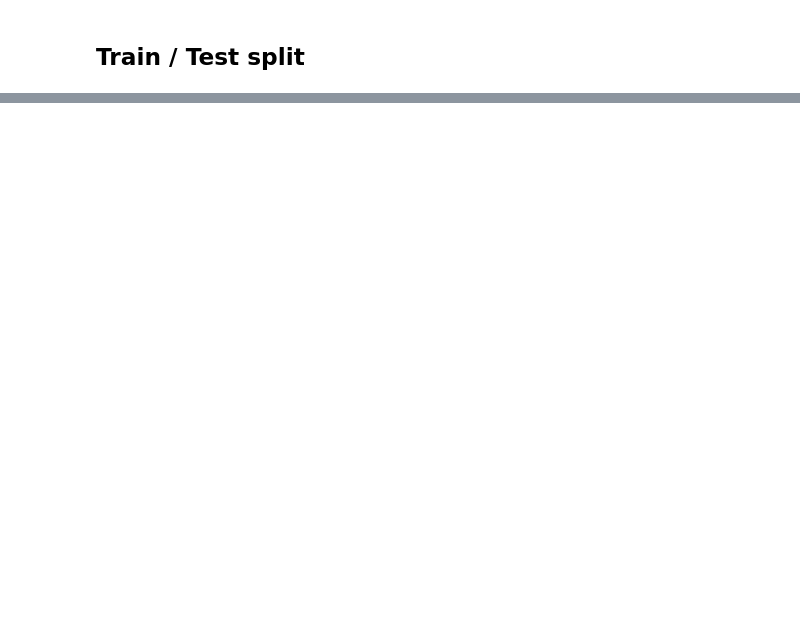
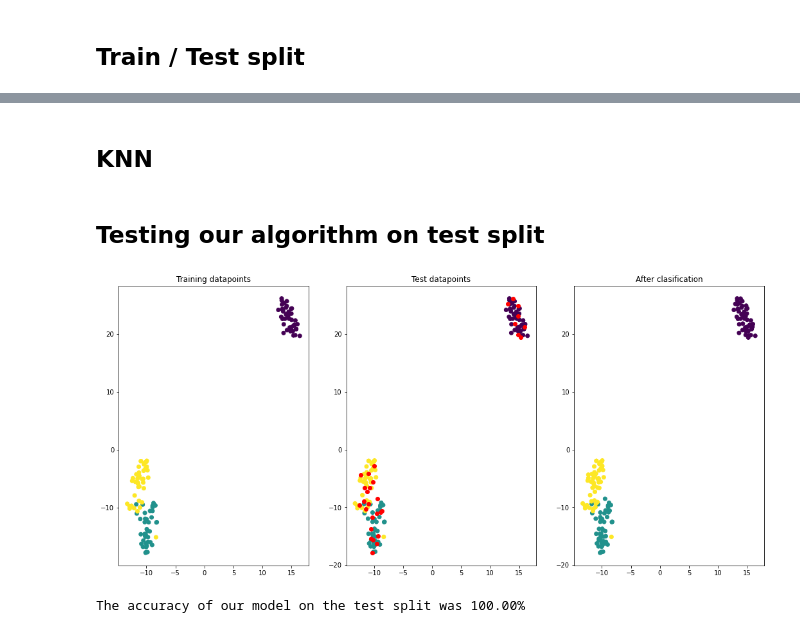
Before and after one commit to DanielCordovaV/TC-1002-2, a Jupyter notebook: scripts/Reto.ipynb, the cells around one changed output, grey strips where cells are left out. Cells and saved outputs as stored; diff of their text form; code cells hidden in the pictures; blank space fills up the shorter version.

```diff
--- a/scripts/Reto.ipynb
+++ b/scripts/Reto.ipynb
@@ -105,3 +121,5 @@ x_train = dataset[:n_samples-split]
 x_test = dataset[n_samples-split:]
 y_train = dataset_labels[:n_samples-split]
 y_test = dataset_labels[n_samples-split:]
+# %% [markdown]
+## KNN
@@ -107,0 +166,25 @@ y_test = dataset_labels[n_samples-split:]
+# %% [markdown]
+## Testing our algorithm on test split
+# %%
+preds = knn(x_test, x_train, y, 7)
+# %%
+fig, ax = plt.subplots(1, 3, figsize=(18, 8))
+
+ax[0].scatter(x_train[:, 0], x_train[:,1], c=y_train.Tipo_Flor)
+ax[0].set_title("Training datapoints")
+ax[1].scatter(x_train[:, 0], x_train[:,1], c=y_train.Tipo_Flor)
+ax[1].scatter(x_test[:, 0], x_test[:,1], c='r')
+ax[1].set_title("Test datapoints")
+ax[2].scatter(x_train[:, 0], x_train[:,1], c=y_train.Tipo_Flor)
+ax[2].scatter(x_test[:, 0], x_test[:,1], c=preds.Tipo_Flor)
+ax[2].set_title("After clasification")
+
+plt.show()
+# %% [output]
+[figure, added]
+# %%
+acc = preds.Tipo_Flor.to_numpy() == y_test.Tipo_Flor.to_numpy()
+acc = sum(acc)/len(acc)
+print(f'The accuracy of our model on the test split was {acc*100:.2f}%')
+# %% [output]
+The accuracy of our model on the test split was 100.00%
```
Also changed, not shown: parts of 22 cells of this notebook.
